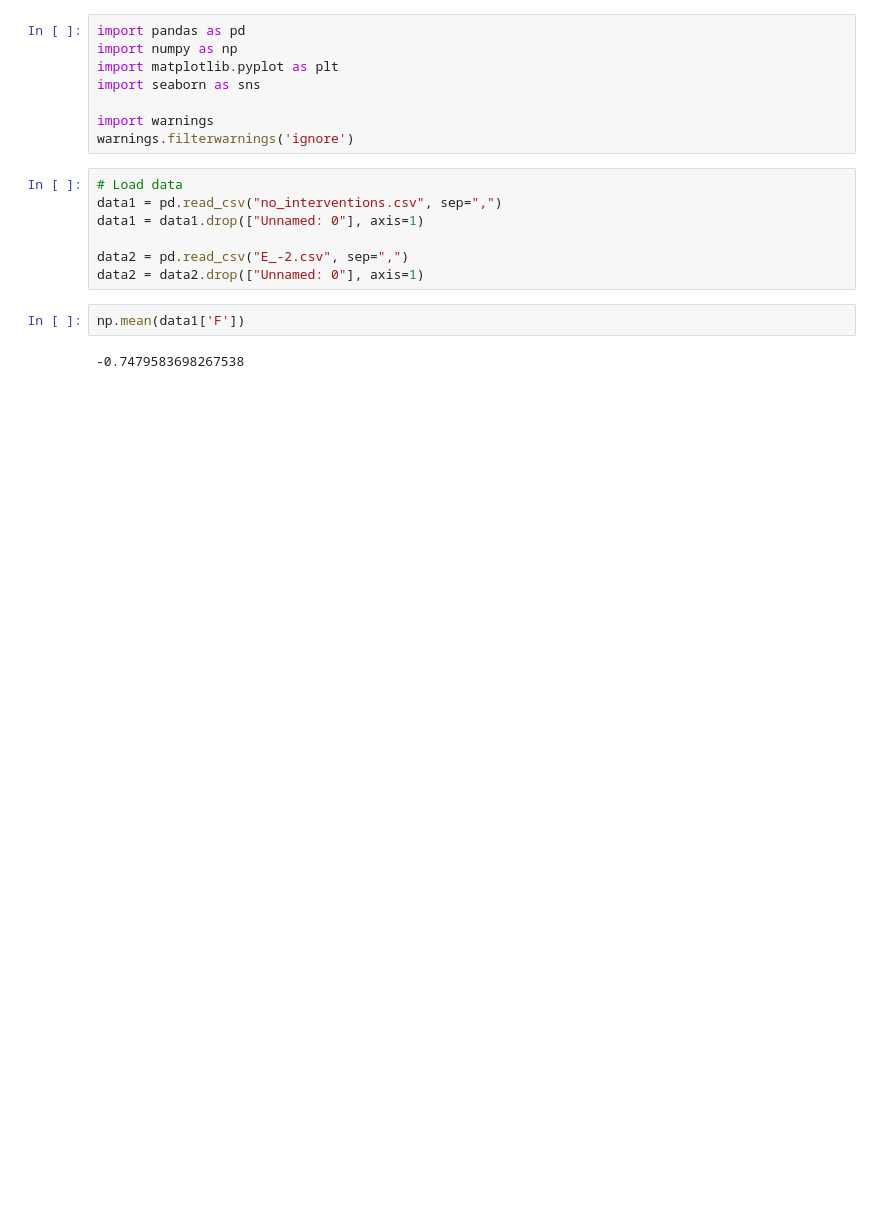
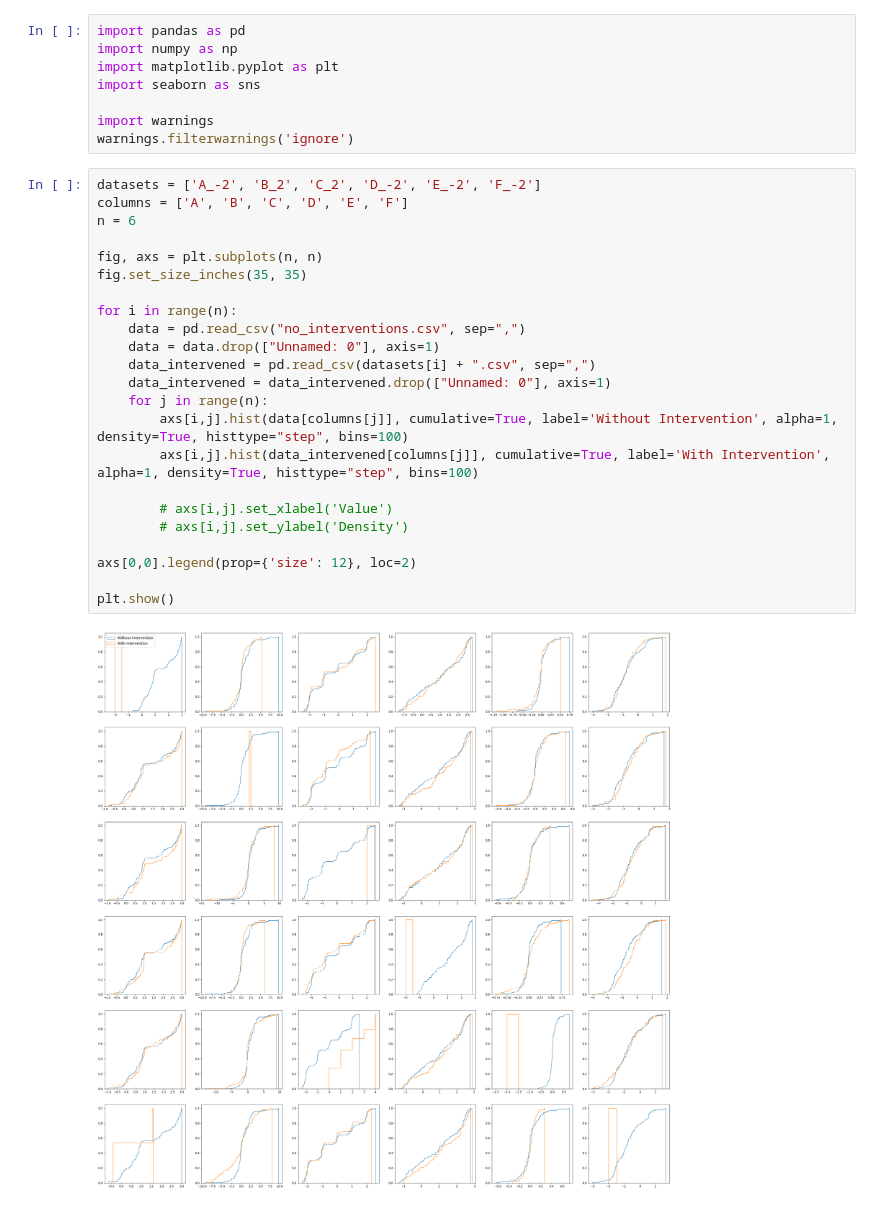
Before and after one commit to magn3144/CausalityGraphGenerator, a Jupyter notebook: data_visualization.ipynb, the cells around one changed output. Saved outputs shown, nothing was run; the diff lists cells and outputs as text; blank space fills up the shorter version.

```diff
--- a/data_visualization.ipynb
+++ b/data_visualization.ipynb
@@ -6,16 +6,30 @@ import seaborn as sns
 
 import warnings
 warnings.filterwarnings('ignore')
-# %%
-# Load data
-data1 = pd.read_csv("no_interventions.csv", sep=",")
-data1 = data1.drop(["Unnamed: 0"], axis=1)
-
-data2 = pd.read_csv("E_-2.csv", sep=",")
-data2 = data2.drop(["Unnamed: 0"], axis=1)
-# %%
-np.mean(data1['F'])
-# %% [output]
--0.7479583698267538
+# %%
+datasets = ['A_-2', 'B_2', 'C_2', 'D_-2', 'E_-2', 'F_-2']
+columns = ['A', 'B', 'C', 'D', 'E', 'F']
+n = 6
+
+fig, axs = plt.subplots(n, n)
+fig.set_size_inches(35, 35)
+
+for i in range(n):
+    data = pd.read_csv("no_interventions.csv", sep=",")
+    data = data.drop(["Unnamed: 0"], axis=1)
+    data_intervened = pd.read_csv(datasets[i] + ".csv", sep=",")
+    data_intervened = data_intervened.drop(["Unnamed: 0"], axis=1)
+    for j in range(n):
+        axs[i,j].hist(data[columns[j]], cumulative=True, label='Without Intervention', alpha=1, density=True, histtype="step", bins=100)
+        axs[i,j].hist(data_intervened[columns[j]], cumulative=True, label='With Intervention', alpha=1, density=True, histtype="step", bins=100)
+
+        # axs[i,j].set_xlabel('Value')
+        # axs[i,j].set_ylabel('Density')
+
+axs[0,0].legend(prop={'size': 12}, loc=2)
+
+plt.show()
+# %% [output]
+[figure, added]
 # %%
 columns = ['A', 'B', 'C', 'D', 'E', 'F']
```
Also changed, not shown: parts of 2 cells of this notebook, 3 other files.
